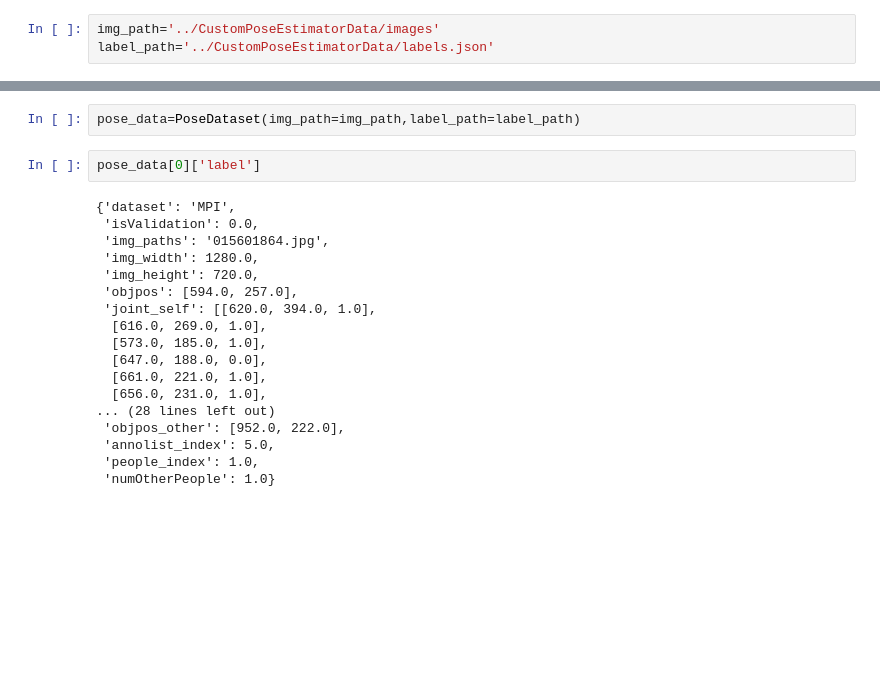
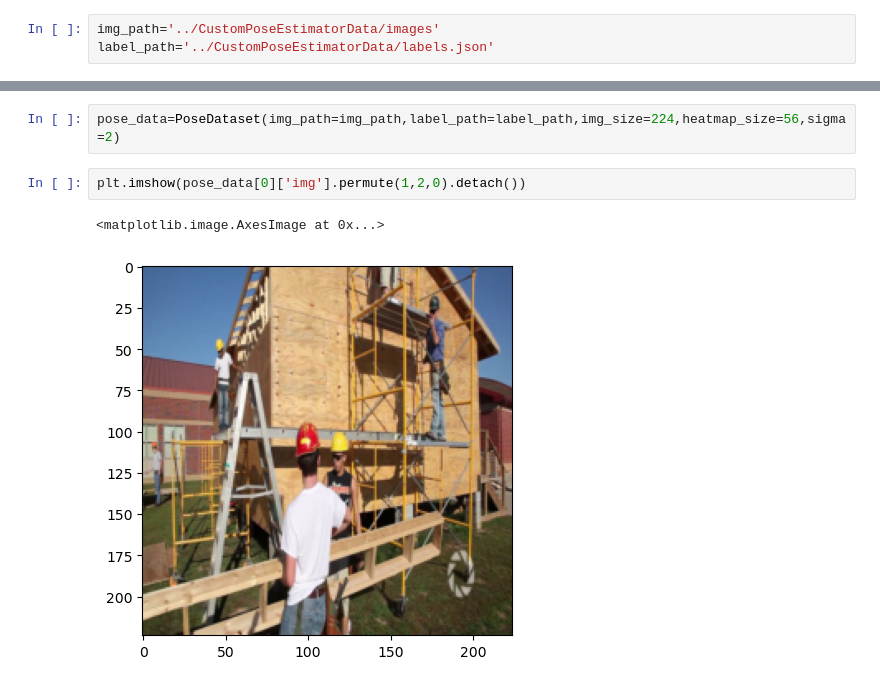
Before and after one commit to BombasticFantastik/CustomPoseEstimator, a Jupyter notebook: main.ipynb, the cells around one changed output, grey strips where cells are left out. Drawn from its saved outputs; the diff is of its cells as text; blank space fills up the shorter version.

```diff
--- a/main.ipynb
+++ b/main.ipynb
@@ -25,23 +74,8 @@ class PoseDataset(Dataset):
         }
 # %%
-pose_data=PoseDataset(img_path=img_path,label_path=label_path)
+pose_data=PoseDataset(img_path=img_path,label_path=label_path,img_size=224,heatmap_size=56,sigma=2)
 # %%
-pose_data[0]['label']
+plt.imshow(pose_data[0]['img'].permute(1,2,0).detach())
 # %% [output]
-{'dataset': 'MPI',
- 'isValidation': 0.0,
- 'img_paths': '015601864.jpg',
- 'img_width': 1280.0,
- 'img_height': 720.0,
- 'objpos': [594.0, 257.0],
- 'joint_self': [[620.0, 394.0, 1.0],
-  [616.0, 269.0, 1.0],
-  [573.0, 185.0, 1.0],
-  [647.0, 188.0, 0.0],
-  [661.0, 221.0, 1.0],
-  [656.0, 231.0, 1.0],
-... (28 lines left out)
- 'objpos_other': [952.0, 222.0],
- 'annolist_index': 5.0,
- 'people_index': 1.0,
- 'numOtherPeople': 1.0}
+<matplotlib.image.AxesImage at 0x...>
+[figure, added]
```
Also changed, not shown: parts of 5 cells of this notebook.
